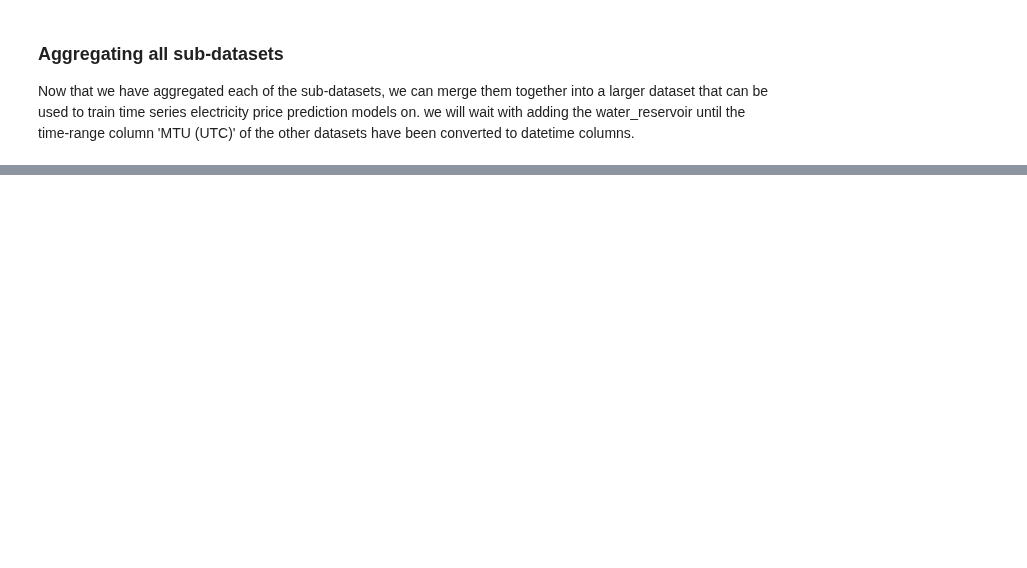
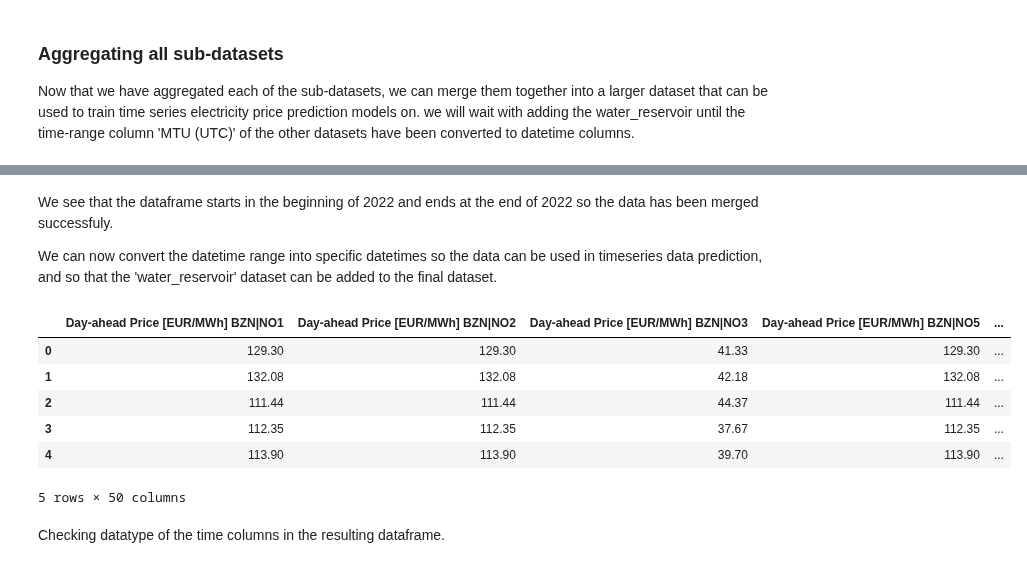
Before and after one commit to HIOF-Bachelor-Project-Group-7/Time-series-energy-price-prediction-bidding-zone-N01, a Jupyter notebook: code/Data aggregation of energy market bidding zone NO1.ipynb, the cells around one changed output, grey strips where cells are left out. Saved outputs shown, nothing was run; the diff lists cells and outputs as text; code cells hidden in the pictures; blank space fills up the shorter version.

```diff
--- a/code/Data aggregation of energy market bidding zone NO1.ipynb
+++ b/code/Data aggregation of energy market bidding zone NO1.ipynb
@@ -936,0 +807,19 @@ pd.merge(actual_generation_selected, import_export_no1_neighbours, on=['MTU (UTC
+# %%
+# merging prices, loads, actual_generation_selected and
+# import_export_no1_neighbours dataframes on the date time
+# column 'MTU (UTC)'
+
+# creating a list of dataframes (excluding water water_reservoir)
+no1_dataframes_minus_water_reservoir = [
+    prices,
+    load,
+    actual_generation_selected,
+    import_export_no1_neighbours,
+    ]
+
+# merging dataframes
+no1_minus_water_reservoir = reduce(lambda left, right: pd.merge(
+    left,right, on=['MTU (UTC)']), no1_dataframes_minus_water_reservoir)
+
+# printing out shape of the resulting dataframe
+no1_minus_water_reservoir.shape
@@ -936,0 +854,27 @@ pd.merge(actual_generation_selected, import_export_no1_neighbours, on=['MTU (UTC
+# %% [markdown]
+We see that the dataframe starts in the beginning of 2022 and ends at the end of 2022 so the data has been merged successfuly.
+
+We can now convert the datetime range into specific datetimes so the data can be used in timeseries data prediction, and so that the 'water_reservoir' dataset can be added to the final dataset.
+# %%
+# splitting the time column 'MTU (UTC)' data on the '-' symbol
+no1_minus_water_reservoir[['start MTU (UTC)', 'end MTU (UTC)']] = no1_minus_water_reservoir['MTU (UTC)'].str.split('-', 1, expand=True)
+no1_minus_water_reservoir.head()
+# dropping the 'MTU (CET/CEST)' column
+no1_minus_water_reservoir = no1_minus_water_reservoir.drop(['MTU (UTC)'], axis=1)
+
+# converting the start and end columns to datetime
+no1_minus_water_reservoir['start MTU (UTC)'] = pd.to_datetime(no1_minus_water_reservoir['start MTU (UTC)'])
+no1_minus_water_reservoir['end MTU (UTC)'] = pd.to_datetime(no1_minus_water_reservoir['end MTU (UTC)'])
+
+# printing out 5 first rows of the resulting dataframe
+no1_minus_water_reservoir.head()
+# %% [output]
+|  | Day-ahead Price [EUR/MWh] BZN|NO1 | Day-ahead Price [EUR/MWh] BZN|NO2 | Day-ahead Price [EUR/MWh] BZN|NO3 | Day-ahead Price [EUR/MWh] BZN|NO5 | ... |
+| 0 | 129.30 | 129.30 | 41.33 | 129.30 | ... |
+| 1 | 132.08 | 132.08 | 42.18 | 132.08 | ... |
+| 2 | 111.44 | 111.44 | 44.37 | 111.44 | ... |
+| 3 | 112.35 | 112.35 | 37.67 | 112.35 | ... |
+| 4 | 113.90 | 113.90 | 39.70 | 113.90 | ... |
+5 rows × 50 columns
+# %% [markdown]
+Checking datatype of the time columns in the resulting dataframe.
```
Also changed, not shown: parts of 28 cells of this notebook.
